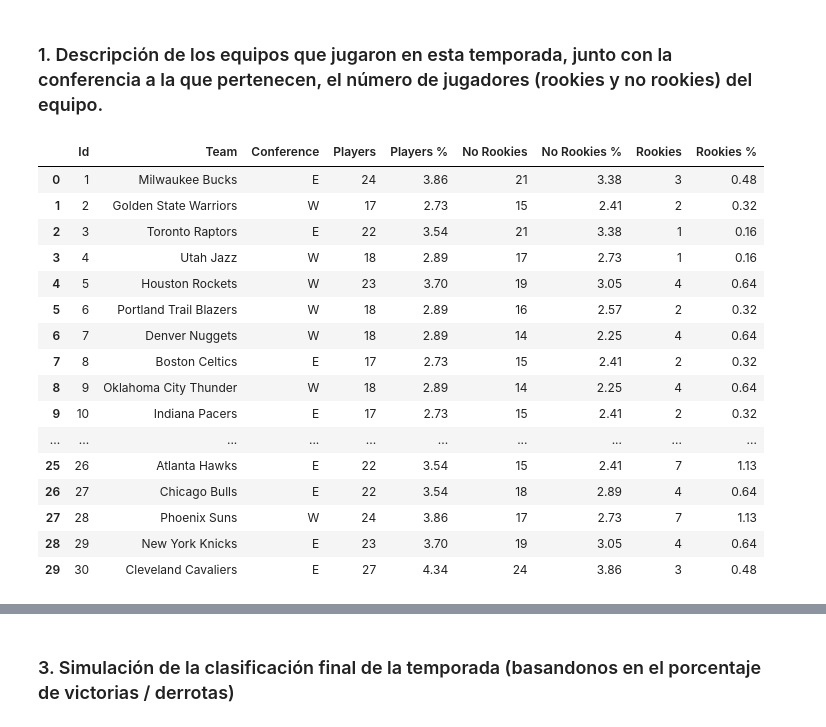
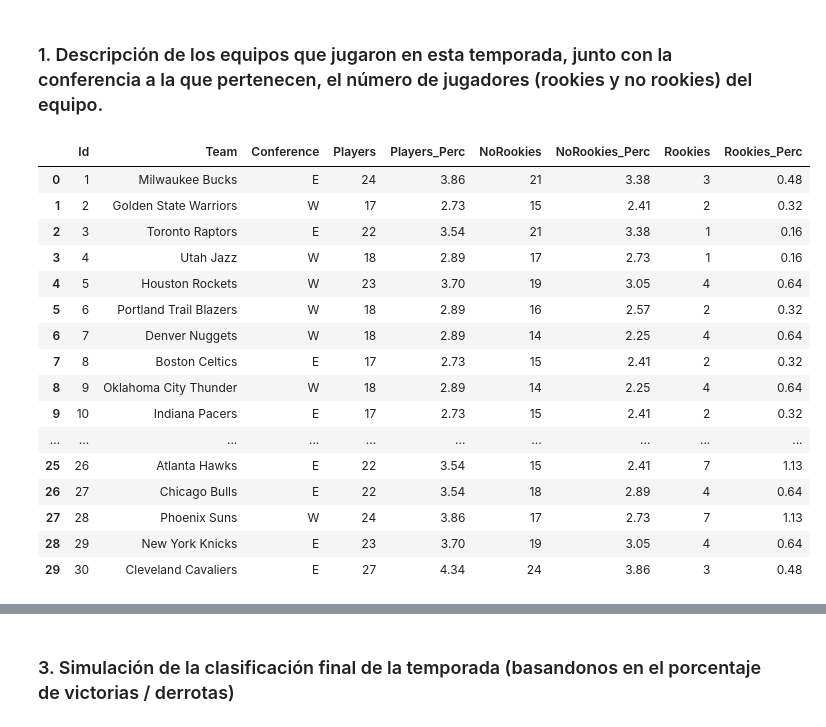
Before and after one commit to mapecode/nba-datawarehouse, a Jupyter notebook: Study.ipynb, the cells around one changed output, grey strips where cells are left out. Cells and saved outputs as stored; diff of their text form; code cells hidden in the pictures.

```diff
--- a/Study.ipynb
+++ b/Study.ipynb
@@ -15,27 +15,27 @@ connection = sqlite.connect(sql_data)
 ## ESTADÍSTICAS A REALIZAR...
 # %% [markdown]
 ### 1. Descripción de los equipos que jugaron en esta temporada, junto con la conferencia a la que pertenecen, el número de jugadores (rookies y no rookies) del equipo.
-# %%
-query = 'SELECT NT.id AS Id, NT.Team AS Team, NT.Conference, NT.Players, ROUND(NT.Players/6.22, 2) AS "Players %",NT.Players - COUNT(*) AS "No Rookies", ROUND((NT.Players - COUNT(*))/6.22, 2) AS "No Rookies %",COUNT(*) AS Rookies,  ROUND(COUNT(*)/6.22, 2) AS "Rookies %" FROM PLAYER_TEAM PT, NUM_PT NT WHERE PT.id_team = NT.ID AND Rookie IN (SELECT ID FROM ROOKIES) GROUP BY NT.ID, NT.Team, NT.Conference;'
-
-playersTeams_df = pd.read_sql(query, connection)
-playersTeams_df
-# %% [output]
-|  | Id | Team | Conference | Players | Players % | No Rookies | No Rookies % | Rookies | Rookies % |
-| 0 | 1 | Milwaukee Bucks | E | 24 | 3.86 | 21 | 3.38 | 3 | 0.48 |
-| 1 | 2 | Golden State Warriors | W | 17 | 2.73 | 15 | 2.41 | 2 | 0.32 |
-| 2 | 3 | Toronto Raptors | E | 22 | 3.54 | 21 | 3.38 | 1 | 0.16 |
-| 3 | 4 | Utah Jazz | W | 18 | 2.89 | 17 | 2.73 | 1 | 0.16 |
-| 4 | 5 | Houston Rockets | W | 23 | 3.70 | 19 | 3.05 | 4 | 0.64 |
-| 5 | 6 | Portland Trail Blazers | W | 18 | 2.89 | 16 | 2.57 | 2 | 0.32 |
-| 6 | 7 | Denver Nuggets | W | 18 | 2.89 | 14 | 2.25 | 4 | 0.64 |
-| 7 | 8 | Boston Celtics | E | 17 | 2.73 | 15 | 2.41 | 2 | 0.32 |
-| 8 | 9 | Oklahoma City Thunder | W | 18 | 2.89 | 14 | 2.25 | 4 | 0.64 |
-| 9 | 10 | Indiana Pacers | E | 17 | 2.73 | 15 | 2.41 | 2 | 0.32 |
-| ... | ... | ... | ... | ... | ... | ... | ... | ... | ... |
-| 25 | 26 | Atlanta Hawks | E | 22 | 3.54 | 15 | 2.41 | 7 | 1.13 |
-| 26 | 27 | Chicago Bulls | E | 22 | 3.54 | 18 | 2.89 | 4 | 0.64 |
-| 27 | 28 | Phoenix Suns | W | 24 | 3.86 | 17 | 2.73 | 7 | 1.13 |
-| 28 | 29 | New York Knicks | E | 23 | 3.70 | 19 | 3.05 | 4 | 0.64 |
-| 29 | 30 | Cleveland Cavaliers | E | 27 | 4.34 | 24 | 3.86 | 3 | 0.48 |
+# %%
+query = 'SELECT * FROM STAT_PT;'
+
+playersTeams_df = pd.read_sql(query, connection)
+playersTeams_df
+# %% [output]
+|  | Id | Team | Conference | Players | Players_Perc | NoRookies | NoRookies_Perc | Rookies | Rookies_Perc |
+| 0 | 1 | Milwaukee Bucks | E | 24 | 3.86 | 21 | 3.38 | 3 | 0.48 |
+| 1 | 2 | Golden State Warriors | W | 17 | 2.73 | 15 | 2.41 | 2 | 0.32 |
+| 2 | 3 | Toronto Raptors | E | 22 | 3.54 | 21 | 3.38 | 1 | 0.16 |
+| 3 | 4 | Utah Jazz | W | 18 | 2.89 | 17 | 2.73 | 1 | 0.16 |
+| 4 | 5 | Houston Rockets | W | 23 | 3.70 | 19 | 3.05 | 4 | 0.64 |
+| 5 | 6 | Portland Trail Blazers | W | 18 | 2.89 | 16 | 2.57 | 2 | 0.32 |
+| 6 | 7 | Denver Nuggets | W | 18 | 2.89 | 14 | 2.25 | 4 | 0.64 |
+| 7 | 8 | Boston Celtics | E | 17 | 2.73 | 15 | 2.41 | 2 | 0.32 |
+| 8 | 9 | Oklahoma City Thunder | W | 18 | 2.89 | 14 | 2.25 | 4 | 0.64 |
+| 9 | 10 | Indiana Pacers | E | 17 | 2.73 | 15 | 2.41 | 2 | 0.32 |
+| ... | ... | ... | ... | ... | ... | ... | ... | ... | ... |
+| 25 | 26 | Atlanta Hawks | E | 22 | 3.54 | 15 | 2.41 | 7 | 1.13 |
+| 26 | 27 | Chicago Bulls | E | 22 | 3.54 | 18 | 2.89 | 4 | 0.64 |
+| 27 | 28 | Phoenix Suns | W | 24 | 3.86 | 17 | 2.73 | 7 | 1.13 |
+| 28 | 29 | New York Knicks | E | 23 | 3.70 | 19 | 3.05 | 4 | 0.64 |
+| 29 | 30 | Cleveland Cavaliers | E | 27 | 4.34 | 24 | 3.86 | 3 | 0.48 |
 # %% [markdown]
```
Also changed, not shown: parts of 5 cells of this notebook.
